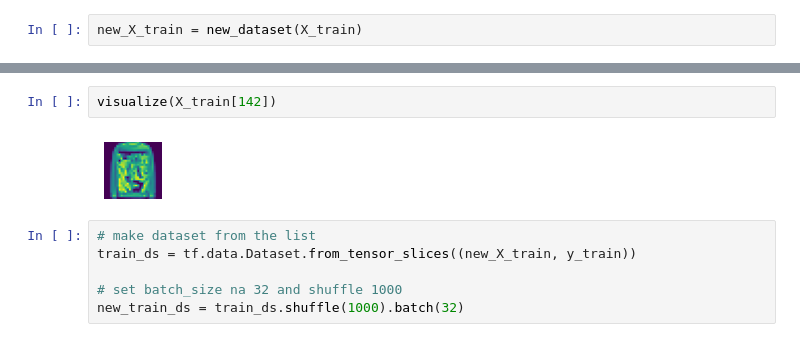
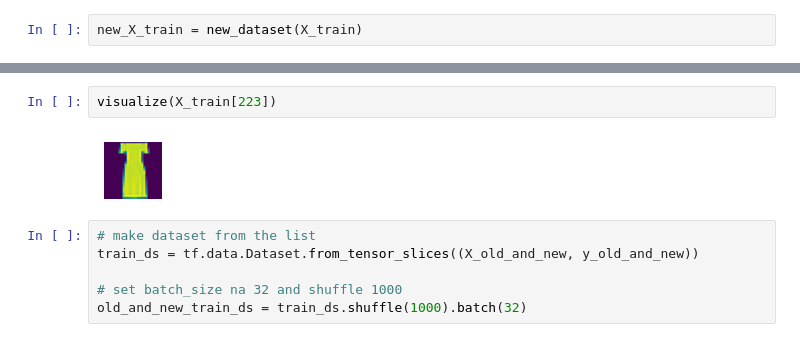
Before and after one commit to kanies89/Kodilla---Module_18.3_Task_1, a Jupyter notebook: Kodilla - Module_18.3_Task_1.ipynb, the cells around one changed output, grey strips where cells are left out. Drawn from its saved outputs; the diff is of its cells as text.

```diff
--- a/Kodilla - Module_18.3_Task_1.ipynb
+++ b/Kodilla - Module_18.3_Task_1.ipynb
@@ -268,13 +270,13 @@ y_train[12]
 # %%
-visualize(X_train[142])
+visualize(X_train[223])
 # %% [output]
-[figure, old version]
+[figure, new version]
 # %%
 # make dataset from the list
-train_ds = tf.data.Dataset.from_tensor_slices((new_X_train, y_train))
+train_ds = tf.data.Dataset.from_tensor_slices((X_old_and_new, y_old_and_new))
 
 # set batch_size na 32 and shuffle 1000
-new_train_ds = train_ds.shuffle(1000).batch(32)
+old_and_new_train_ds = train_ds.shuffle(1000).batch(32)
 # %%
 # Recreate the exact same model, including its weights and the optimizer
 new_model = tf.keras.models.load_model('my_model.h5')
```
Also changed, not shown: parts of 20 cells of this notebook, 36 other files.
